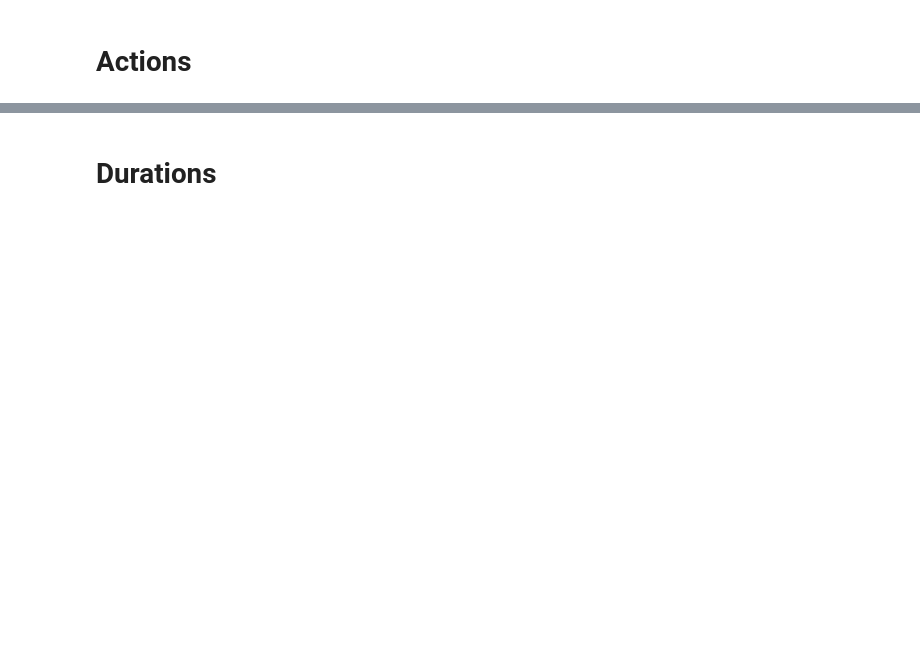
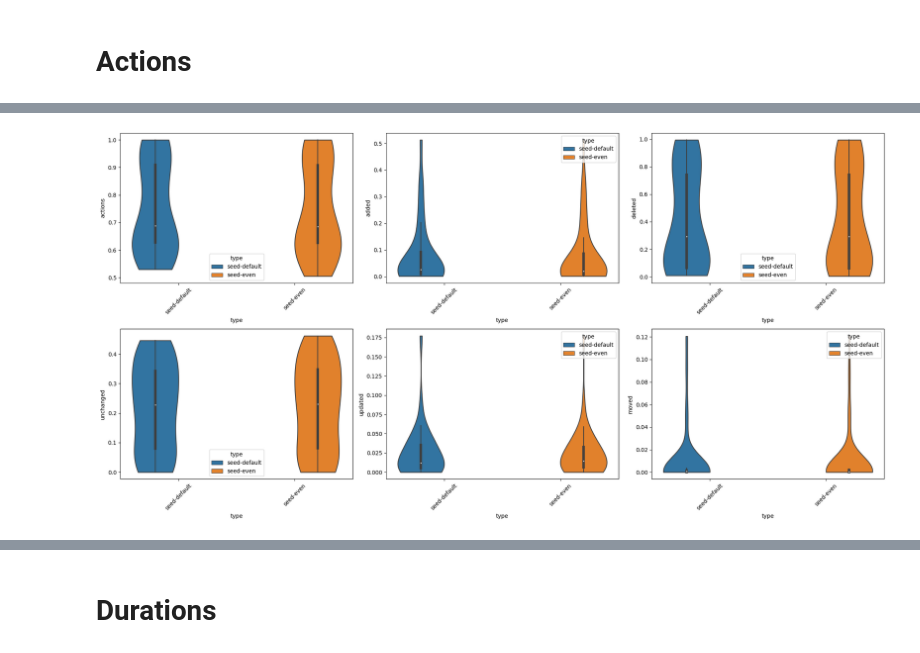
Before and after one commit to labri-progress/cidiff, a Jupyter notebook: python/benchmark.ipynb, the cells around one changed output, grey strips where cells are left out. Drawn from its saved outputs; the diff is of its cells as text; code cells hidden in the pictures; blank space fills up the shorter version.

```diff
--- a/python/benchmark.ipynb
+++ b/python/benchmark.ipynb
@@ -35,16 +35,18 @@ plt.show()
 # %%
 fig, axes = plt.subplots(nrows=2, ncols=3, figsize=(20, 10))
-normalized2 = normalized2[normalized2["type"] in ("seed-default", "seed-equality", "seed-levenshtein", "seed-cosine", "seed-monge_elkman", "seed-smith_waterman", "seed-jaccard")]
+#normalized2 = normalized2[normalized2["type"] in ("seed-default", "seed-equality", "seed-levenshtein", "seed-cosine", "seed-monge_elkman", "seed-smith_waterman", "seed-jaccard")]
 sns.violinplot(data=normalized2, x="type", y="actions", hue="type", cut=0, ax=axes[0, 0])
 sns.violinplot(data=normalized2, x="type", y="added", hue="type", cut=0, ax=axes[0, 1])
 sns.violinplot(data=normalized2, x="type", y="deleted", hue="type", cut=0, ax=axes[0, 2])
 sns.violinplot(data=normalized2, x="type", y="unchanged", hue="type", cut=0, ax=axes[1, 0])
 sns.violinplot(data=normalized2, x="type", y="updated", hue="type", cut=0, ax=axes[1, 1])
 sns.violinplot(data=normalized2, x="type", y="moved", hue="type", cut=0, ax=axes[1, 2])
 for ax in axes.flat:
     ax.tick_params(axis='x', labelrotation=45)
 plt.tight_layout()
 plt.show()
+# %% [output]
+[figure, added]
 # %%
 plt.figure(figsize=(12,6))
 g = sns.pointplot(data=normalized2, x="directory", hue="type", y="actions", linestyles="")
```
Also changed, not shown: parts of 6 cells of this notebook.
